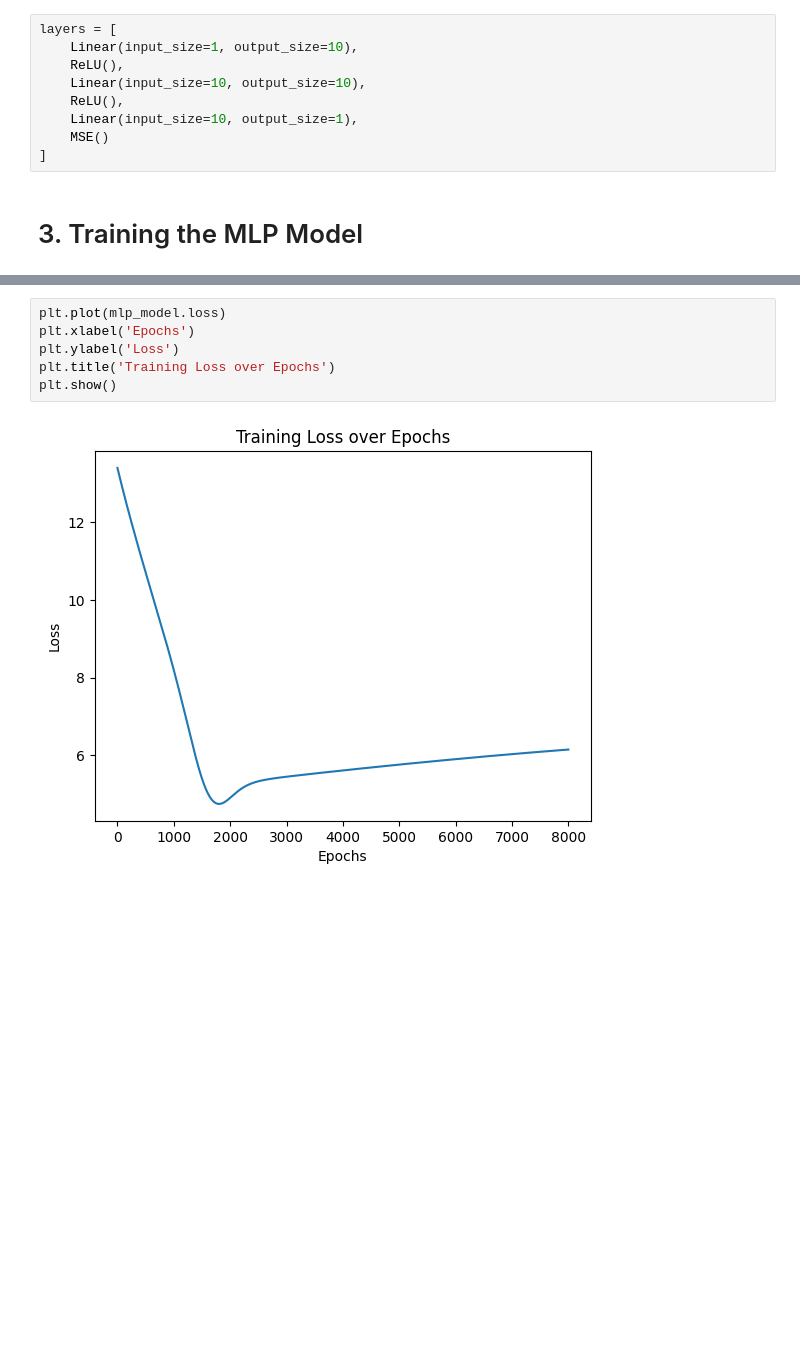
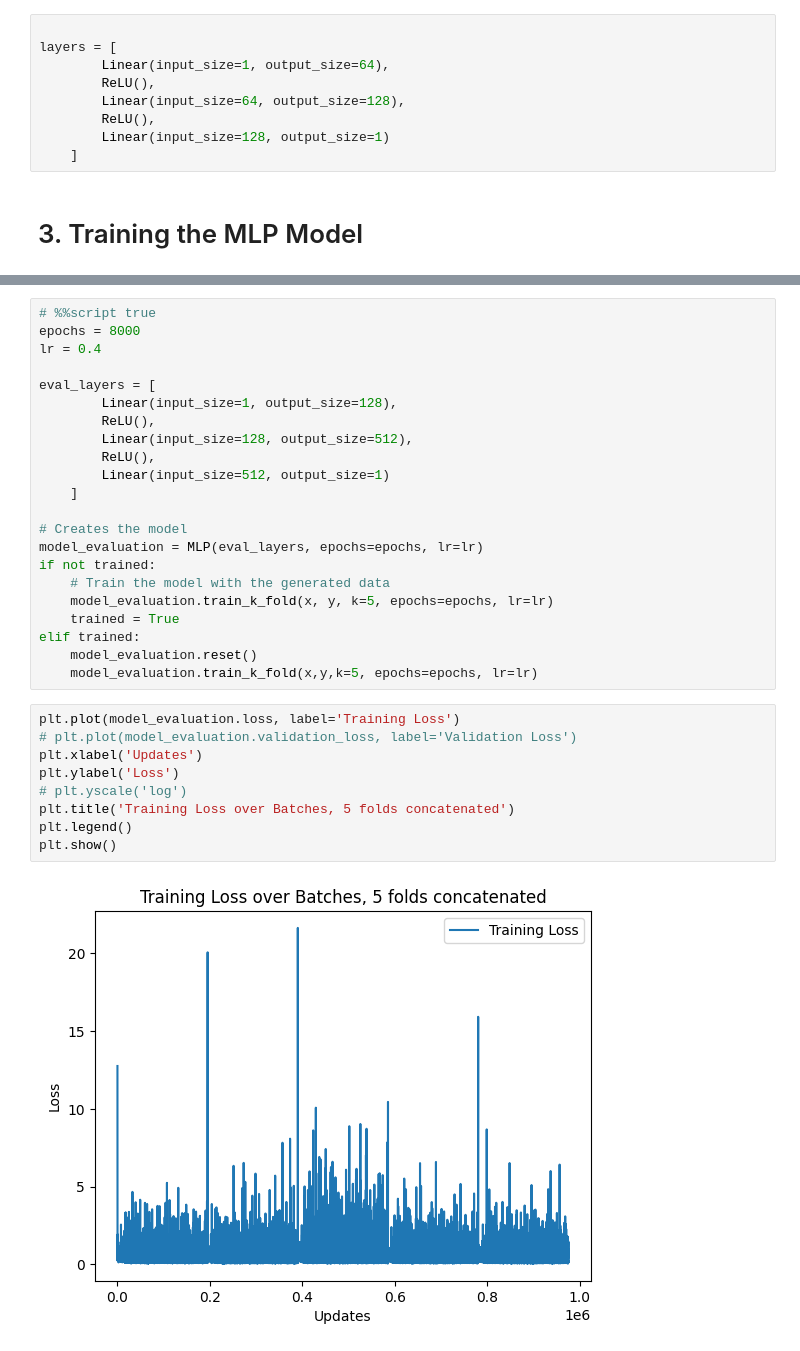
Before and after one commit to ziyuanLi-alex/sdm274, a Jupyter notebook: assgn05_MLP/nonlin_reg.ipynb, the cells around one changed output, grey strips where cells are left out. Cells and saved outputs as stored; diff of their text form; blank space fills up the shorter version.

```diff
--- a/assgn05_MLP/nonlin_reg.ipynb
+++ b/assgn05_MLP/nonlin_reg.ipynb
@@ -118,12 +229,12 @@ class MLP(Module):
 # %%
+
 layers = [
-    Linear(input_size=1, output_size=10),
-    ReLU(),
-    Linear(input_size=10, output_size=10),
-    ReLU(),
-    Linear(input_size=10, output_size=1),
-    MSE()
-]
+        Linear(input_size=1, output_size=64),
+        ReLU(),
+        Linear(input_size=64, output_size=128),
+        ReLU(),
+        Linear(input_size=128, output_size=1)
+    ]
 # %% [markdown]
 # 3. Training the MLP Model
 # %%
@@ -137,8 +275,33 @@ TypeError: forward() missing 1 required positional argument: 'target'
+# %%
+# %%script true
+epochs = 8000
+lr = 0.4
+
+eval_layers = [
+        Linear(input_size=1, output_size=128),
+        ReLU(),
+        Linear(input_size=128, output_size=512),
+        ReLU(),
+        Linear(input_size=512, output_size=1)
+    ]
+
+# Creates the model
+model_evaluation = MLP(eval_layers, epochs=epochs, lr=lr)
+if not trained:
+    # Train the model with the generated data
+    model_evaluation.train_k_fold(x, y, k=5, epochs=epochs, lr=lr)
+    trained = True
+elif trained:
+    model_evaluation.reset()
+    model_evaluation.train_k_fold(x,y,k=5, epochs=epochs, lr=lr)
 # %%
-plt.plot(mlp_model.loss)
-plt.xlabel('Epochs')
+plt.plot(model_evaluation.loss, label='Training Loss')
+# plt.plot(model_evaluation.validation_loss, label='Validation Loss')
+plt.xlabel('Updates')
 plt.ylabel('Loss')
-plt.title('Training Loss over Epochs')
+# plt.yscale('log')
+plt.title('Training Loss over Batches, 5 folds concatenated')
+plt.legend()
 plt.show()
 # %% [output]
-[figure, old version]
+[figure, new version]
```
Also changed, not shown: parts of 8 cells of this notebook, 17 other files.
